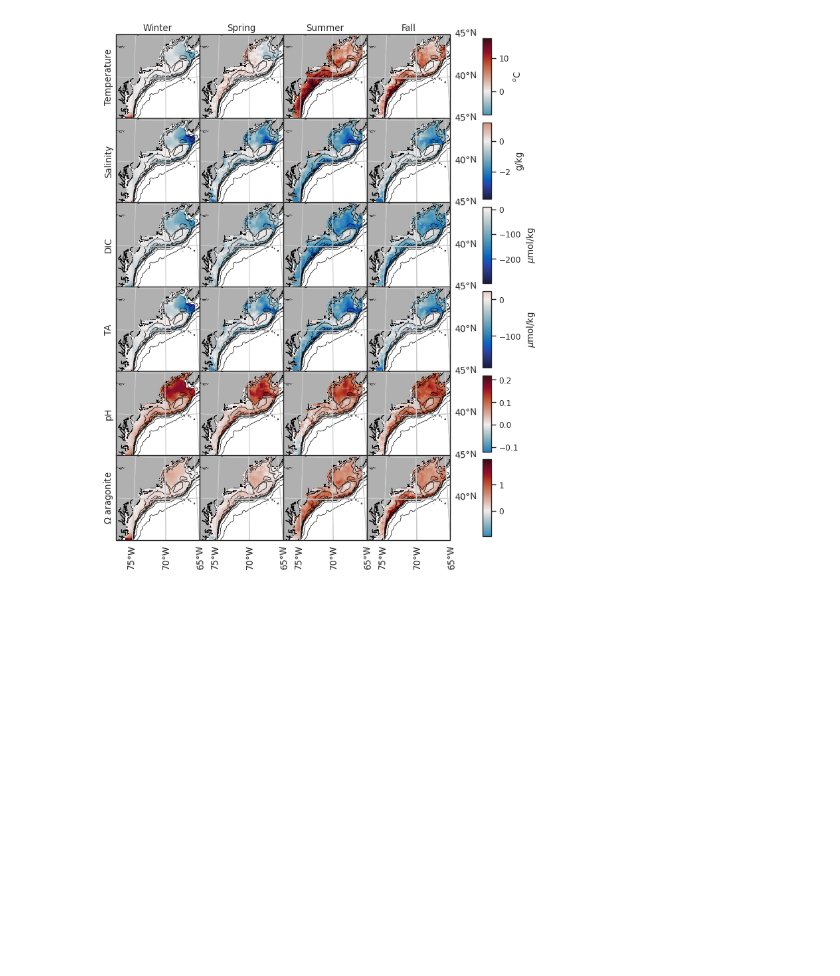
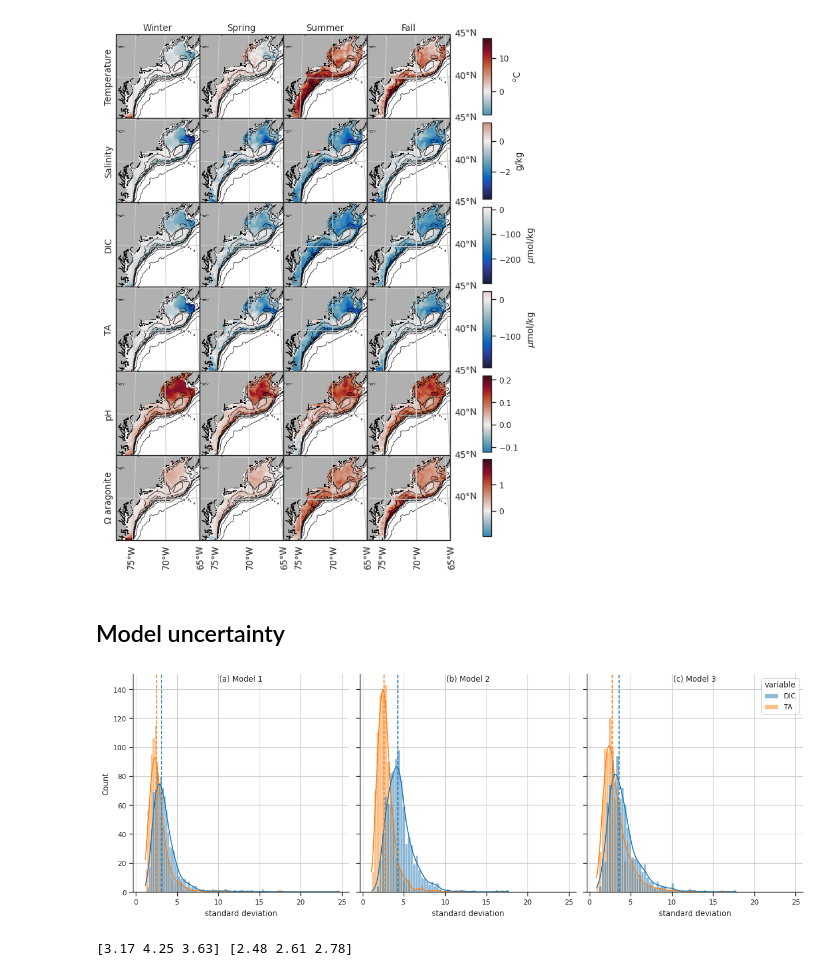
Before and after one commit to WHOIGit/nelme-bottom-water-bgc, a Jupyter notebook: manuscript_figures.ipynb, the cells around one changed output. Saved outputs shown, nothing was run; the diff lists cells and outputs as text; code cells hidden in the pictures; blank space fills up the shorter version.

Commit message:
Estimate uncertainty in DIC & TA predictions using model ensemble

```diff
--- a/manuscript_figures.ipynb
+++ b/manuscript_figures.ipynb
@@ -449,3 +468,42 @@ for ax in axs[5,:]:
 fig.savefig('figures/bgc_difference_seasonal.png', dpi=dpi, bbox_inches='tight')
 # %% [output]
 [figure]
+# %% [markdown]
+## Model uncertainty
+# %%
+df_uncert = pd.read_csv('data/uncertainty_testset.csv', index_col=0)
+df_uncert_noO2 = pd.read_csv('data/uncertainty_testset_noO2.csv', index_col=0)
+df_uncert_no_sat = pd.read_csv('data/uncertainty_testset_no_sat.csv', index_col=0)
+# df_uncert.sort_values(['std_DIC','std_TA'], ascending=False)[:15]
+
+def reformat(df_in):
+    df_work = df_in[['std_DIC','std_TA']].rename(columns={'std_DIC':'DIC','std_TA':'TA'}).stack().reset_index(level=1)
+    df_out = df_work.rename(columns={'level_1':'variable', 0:'std'}).reset_index(drop=True)
+    return df_out
+
+df1 = reformat(df_uncert)
+df2 = reformat(df_uncert_noO2)
+df3 = reformat(df_uncert_no_sat)
+
+mdic = [df.std_DIC.median() for df in [df_uncert, df_uncert_noO2, df_uncert_no_sat]]
+mta = [df.std_TA.median() for df in [df_uncert, df_uncert_noO2, df_uncert_no_sat]]
+
+fig, axs = plt.subplots(1, 3, sharex=True, sharey=True, figsize=(15, 5))
+fig.subplots_adjust(wspace=0.05)
+for ax, df, leg, md, ma in zip(axs.ravel(), [df1, df2, df3], [False, False, True], mdic, mta):
+    _ = sns.histplot(x='std', data=df, hue='variable', kde=True, ax=ax, legend=leg)
+    _ = ax.set(xlabel='standard deviation')
+    _ = ax.axvline(md, c='C0', ls='--')
+    _ = ax.axvline(ma, c='C1', ls='--')
+
+for ax, lab in zip(axs.ravel(), ['(a) Model 1', '(b) Model 2', '(c) Model 3']):
+    _ = ax.text(0.5, 0.97, '{}'.format(lab), transform=ax.transAxes, ha='center')
+sns.despine(fig)
+fig.savefig('figures/model_uncertainty.png', dpi=dpi, bbox_inches='tight')
+# %% [output]
+[figure, added]
+# %%
+with np.printoptions(precision=2, suppress=True):
+    print(np.array(mdic), np.array(mta))
+# %% [output]
+[3.17 4.25 3.63] [2.48 2.61 2.78]
```
Also changed, not shown: parts of 3 cells of this notebook, 1 other file.
